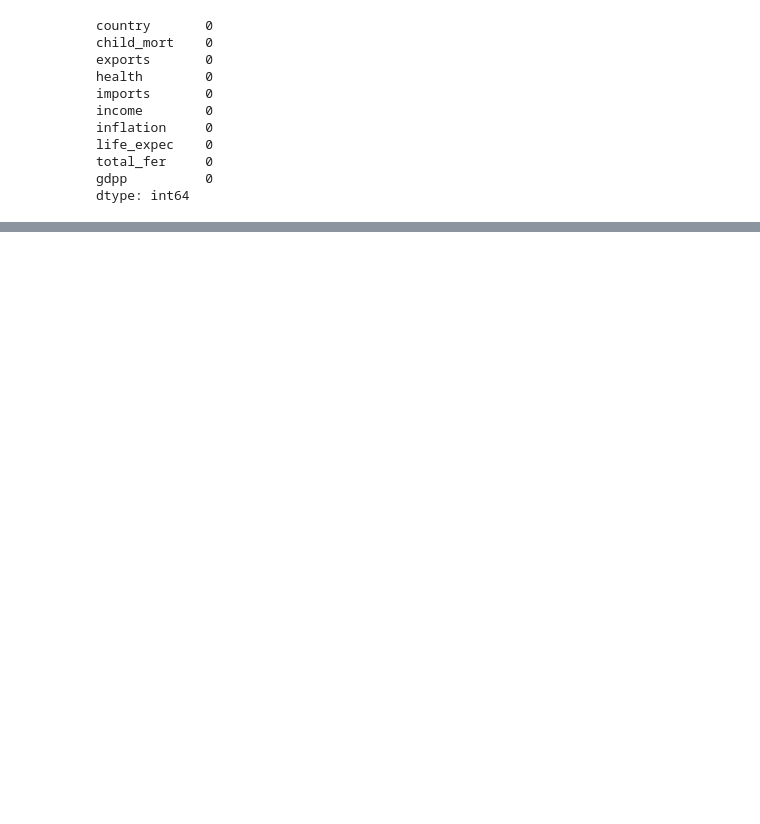
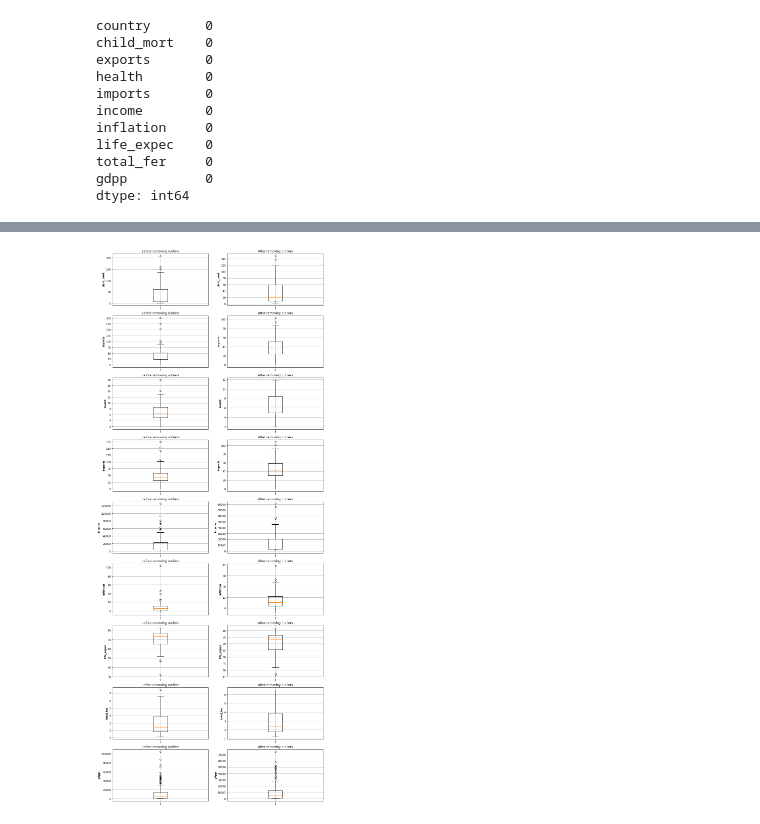
Before and after one commit to PaulkaP1/CountryDevelopment, a Jupyter notebook: clusters.ipynb, the cells around one changed output, grey strips where cells are left out. Saved outputs shown, nothing was run; the diff lists cells and outputs as text; code cells hidden in the pictures; blank space fills up the shorter version.

```diff
--- a/clusters.ipynb
+++ b/clusters.ipynb
@@ -297,0 +68,16 @@ plt.grid()
+# %%
+plt.rcParams["figure.figsize"] = (15,40)
+
+f, axs = plt.subplots(9, 2)
+
+for j, i in enumerate(data2):
+    axs[j,0].set_title('Before removing outliers')
+    axs[j,0].boxplot(data2[i])
+    axs[j,0].set_ylabel(i, fontweight ='bold')
+    axs[j,0].grid()
+    axs[j,1].set_title('After removing outliers')
+    axs[j,1].boxplot(df[i])
+    axs[j,1].set_ylabel(i, fontweight ='bold')
+    axs[j,1].grid()
+# %% [output]
+[figure, added]
```
Also changed, not shown: parts of 45 cells of this notebook.
